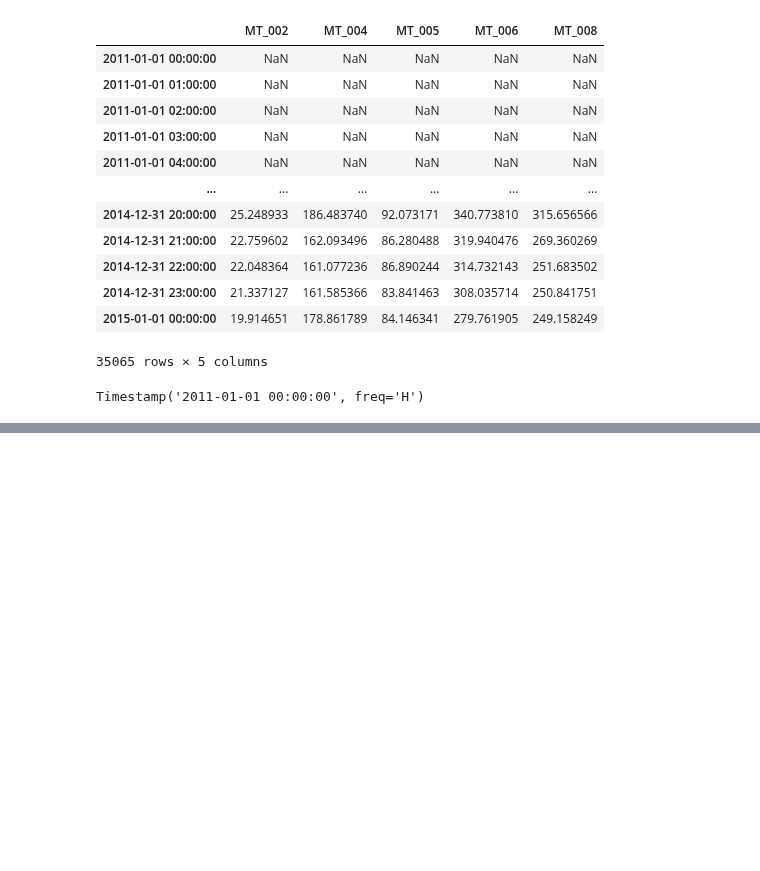
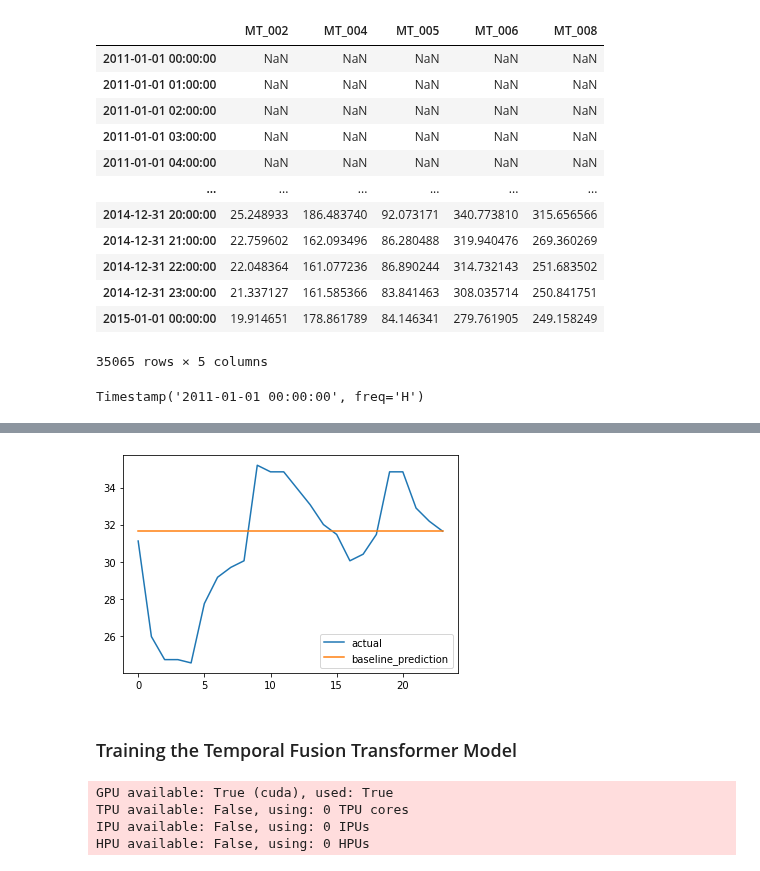
Before and after one commit to johnwslee/Data_Science_Libraries, a Jupyter notebook: PyTorch/temporal_fusion_transformer/Medium_energy_demand_forecasting.ipynb, the cells around one changed output, grey strips where cells are left out. Saved outputs shown, nothing was run; the diff lists cells and outputs as text; code cells hidden in the pictures; blank space fills up the shorter version.

```diff
--- a/PyTorch/temporal_fusion_transformer/Medium_energy_demand_forecasting.ipynb
+++ b/PyTorch/temporal_fusion_transformer/Medium_energy_demand_forecasting.ipynb
@@ -136,0 +214,36 @@ for label in df:
+# %%
+#Hyperparameters
+#batch size=64
+#number heads=4, hidden sizes=160, lr=0.001, gr_clip=0.1
+
+max_prediction_length = 24  # Next 24 hours
+max_encoder_length = 7*24  # Previous 7 days
+training_cutoff = time_df["hours_from_start"].max() - max_prediction_length
+
+training = TimeSeriesDataSet(
+    time_df[lambda x: x.hours_from_start <= training_cutoff],
+    time_idx="hours_from_start",
+    target="power_usage",
+    group_ids=["consumer_id"],
+    min_encoder_length=max_encoder_length // 2,
+    max_encoder_length=max_encoder_length,
+    min_prediction_length=1,
+    max_prediction_length=max_prediction_length,
+    static_categoricals=["consumer_id"],
+    time_varying_known_reals=["hours_from_start","day","day_of_week", "month", 'hour'],
+    time_varying_unknown_reals=['power_usage'],
+    target_normalizer=GroupNormalizer(
+        groups=["consumer_id"], transformation="softplus"
+    ),  # we normalize by group
+    add_relative_time_idx=True,
+    add_target_scales=True,
+    add_encoder_length=True,
+)
+# %%
+validation = TimeSeriesDataSet.from_dataset(training, time_df, predict=True, stop_randomization=True)
+# %%
+# create dataloaders for  our model
+batch_size = 64
+# if you have a strong GPU, feel free to increase the number of workers
+train_dataloader = training.to_dataloader(train=True, batch_size=batch_size, num_workers=0)
+val_dataloader = validation.to_dataloader(train=False, batch_size=batch_size * 10, num_workers=0)
@@ -136,0 +258,6 @@ for label in df:
+# %%
+pd.DataFrame({"actual": actuals.numpy()[0], "baseline_prediction": baseline_predictions.numpy()[0]}).plot();
+# %% [output]
+[figure, added]
+# %% [markdown]
+### Training the Temporal Fusion Transformer Model
@@ -136,0 +268,15 @@ for label in df:
+# %%
+trainer = pl.Trainer(
+    max_epochs=45,
+    accelerator='gpu',
+    devices=1,
+    enable_model_summary=True,
+    gradient_clip_val=0.1,
+    callbacks=[lr_logger, early_stop_callback],
+    logger=logger,
+)
+# %% [output]
+GPU available: True (cuda), used: True
+TPU available: False, using: 0 TPU cores
+IPU available: False, using: 0 IPUs
+HPU available: False, using: 0 HPUs
```
Also changed, not shown: parts of 27 cells of this notebook.
